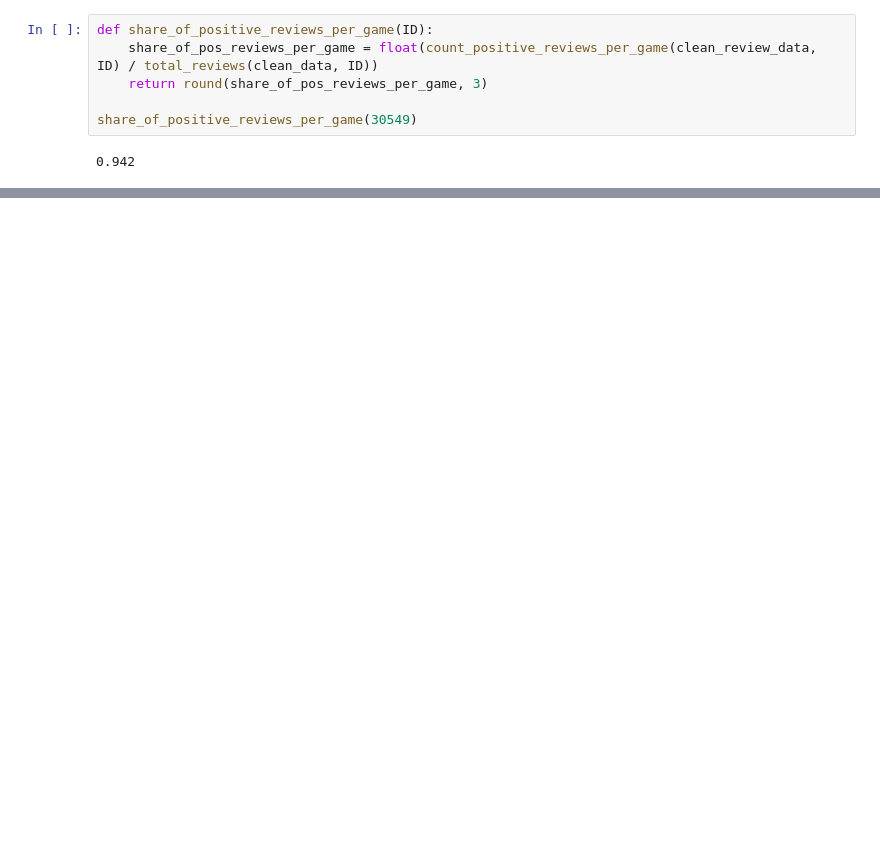
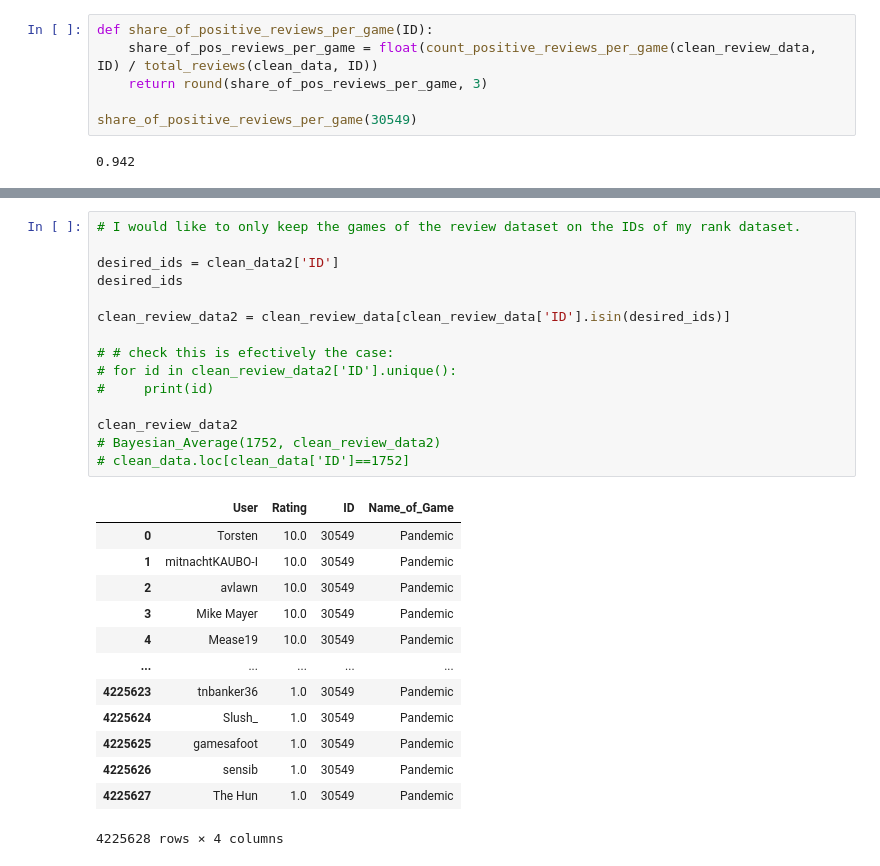
Before and after one commit to NeriDSE/Neri_PythonProject_DSE, a Jupyter notebook: notebook_to_test.ipynb, the cells around one changed output, grey strips where cells are left out. Saved outputs shown, nothing was run; the diff lists cells and outputs as text; blank space fills up the shorter version.

```diff
--- a/notebook_to_test.ipynb
+++ b/notebook_to_test.ipynb
@@ -288,0 +301,29 @@ data_by_rank.loc[data_by_rank['ID']== 174430]
+# %%
+# I would like to only keep the games of the review dataset on the IDs of my rank dataset.
+
+desired_ids = clean_data2['ID']
+desired_ids
+
+clean_review_data2 = clean_review_data[clean_review_data['ID'].isin(desired_ids)]
+
+# # check this is efectively the case:
+# for id in clean_review_data2['ID'].unique():
+#     print(id)
+
+clean_review_data2
+# Bayesian_Average(1752, clean_review_data2)
+# clean_data.loc[clean_data['ID']==1752]
+# %% [output]
+|  | User | Rating | ID | Name_of_Game |
+| 0 | Torsten | 10.0 | 30549 | Pandemic |
+| 1 | mitnachtKAUBO-I | 10.0 | 30549 | Pandemic |
+| 2 | avlawn | 10.0 | 30549 | Pandemic |
+| 3 | Mike Mayer | 10.0 | 30549 | Pandemic |
+| 4 | Mease19 | 10.0 | 30549 | Pandemic |
+| ... | ... | ... | ... | ... |
+| 4225623 | tnbanker36 | 1.0 | 30549 | Pandemic |
+| 4225624 | Slush_ | 1.0 | 30549 | Pandemic |
+| 4225625 | gamesafoot | 1.0 | 30549 | Pandemic |
+| 4225626 | sensib | 1.0 | 30549 | Pandemic |
+| 4225627 | The Hun | 1.0 | 30549 | Pandemic |
+4225628 rows × 4 columns
```
Also changed, not shown: parts of 14 cells of this notebook, 2 other files.
